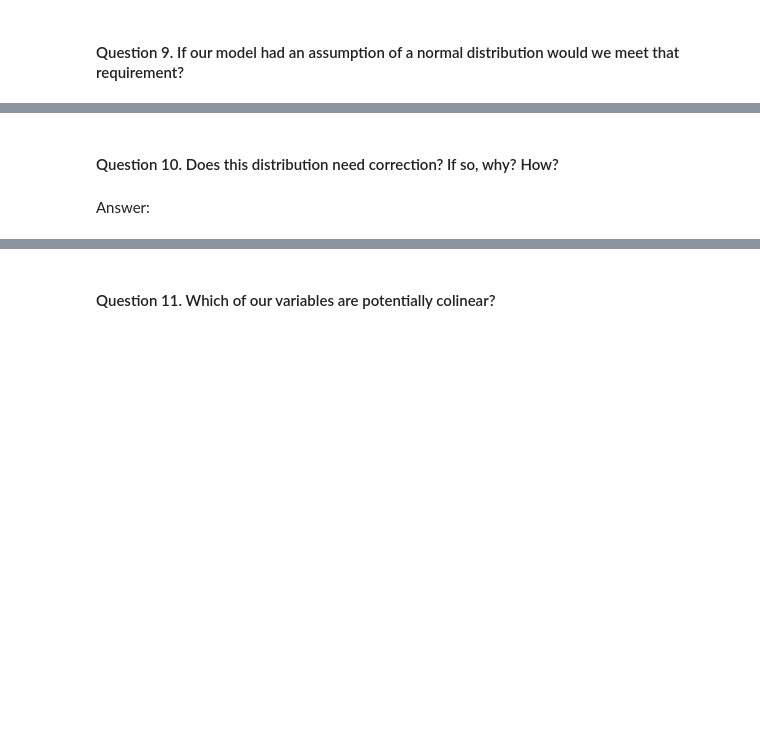
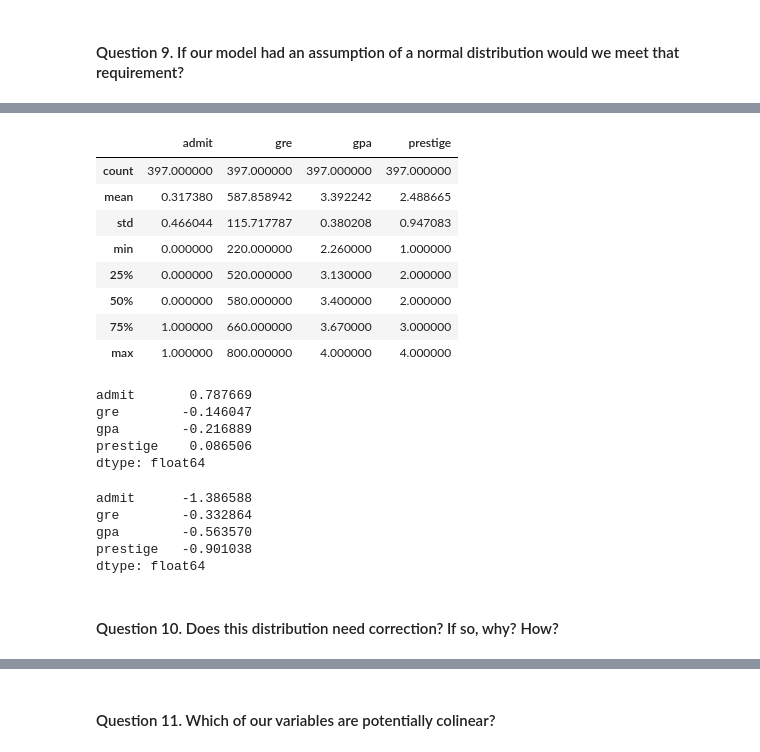
Before and after one commit to Prolexliu/Data_Science, a Jupyter notebook: Project 2/starter-code/project2-starter.ipynb, the cells around one changed output, grey strips where cells are left out. Drawn from its saved outputs; the diff is of its cells as text; code cells hidden in the pictures; blank space fills up the shorter version.

```diff
--- a/Project 2/starter-code/project2-starter.ipynb
+++ b/Project 2/starter-code/project2-starter.ipynb
@@ -161,4 +206,30 @@ Answer:
+# %%
+df_clean.describe()
+# %% [output]
+|  | admit | gre | gpa | prestige |
+| count | 397.000000 | 397.000000 | 397.000000 | 397.000000 |
+| mean | 0.317380 | 587.858942 | 3.392242 | 2.488665 |
+| std | 0.466044 | 115.717787 | 0.380208 | 0.947083 |
+| min | 0.000000 | 220.000000 | 2.260000 | 1.000000 |
+| 25% | 0.000000 | 520.000000 | 3.130000 | 2.000000 |
+| 50% | 0.000000 | 580.000000 | 3.400000 | 2.000000 |
+| 75% | 1.000000 | 660.000000 | 3.670000 | 3.000000 |
+| max | 1.000000 | 800.000000 | 4.000000 | 4.000000 |
+# %%
+print df_clean.skew()
+# %% [output]
+admit       0.787669
+gre        -0.146047
+gpa        -0.216889
+prestige    0.086506
+dtype: float64
+# %%
+print df_clean.kurt()
+# %% [output]
+admit      -1.386588
+gre        -0.332864
+gpa        -0.563570
+prestige   -0.901038
+dtype: float64
 # %% [markdown]
 #### Question 10.  Does this distribution need correction? If so, why? How?
-# %% [markdown]
-Answer:
```
Also changed, not shown: parts of 15 cells of this notebook.
